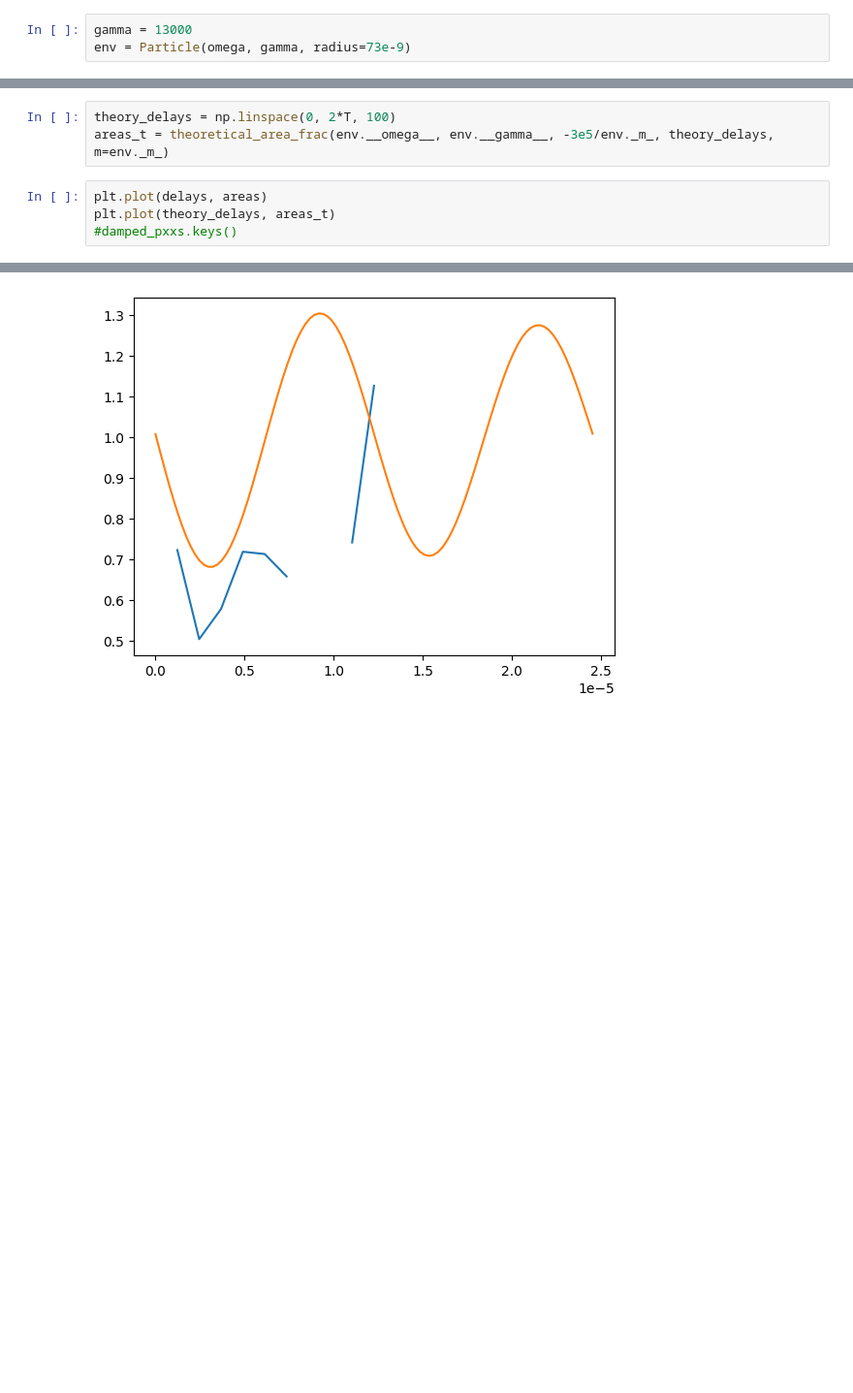
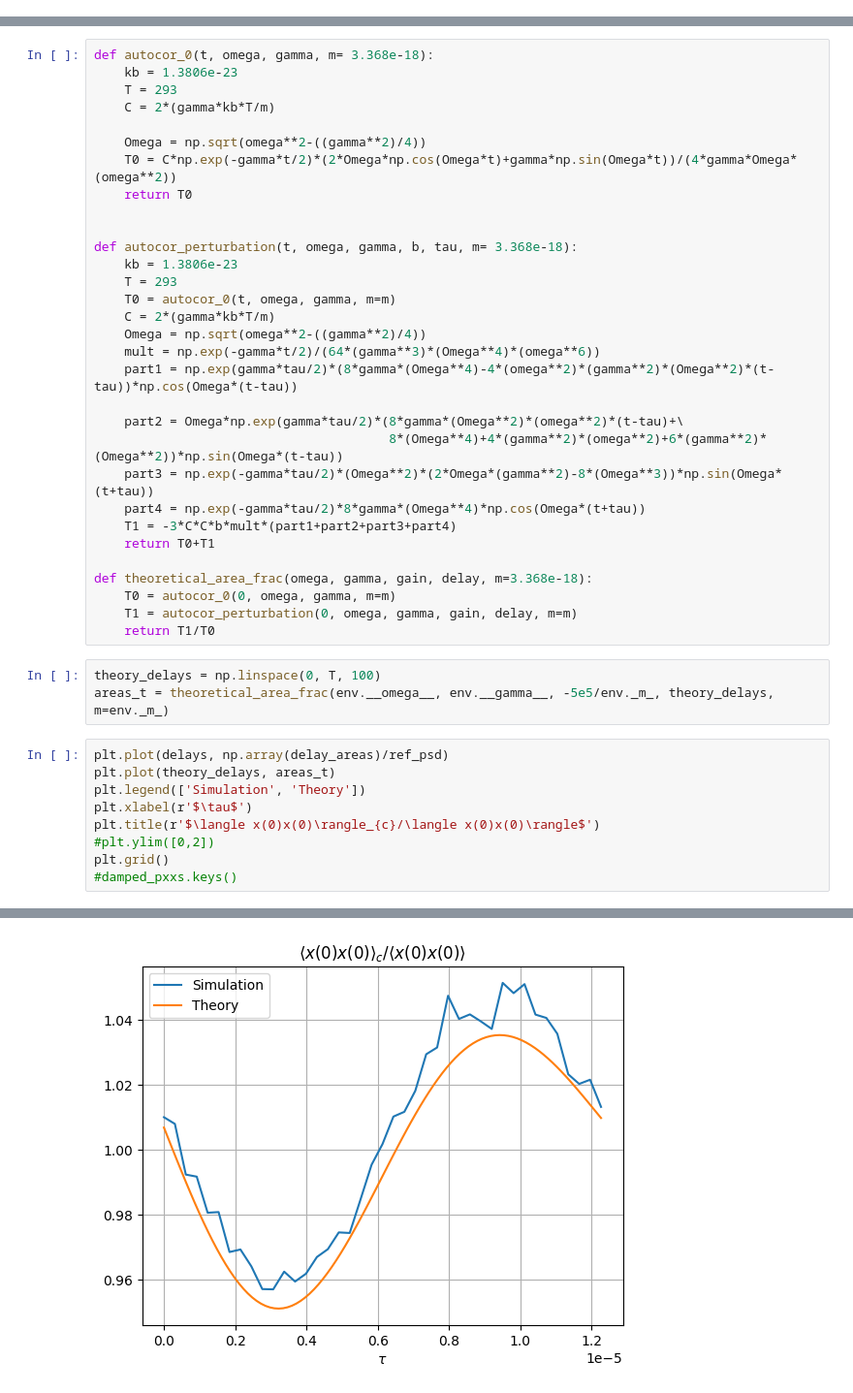
Before and after one commit to QuantumAdventures/non-linearity-experiment, a Jupyter notebook: notebooks/1. Simulation Dynamics.ipynb, the cells around one changed output, grey strips where cells are left out. Shown: that part at 97% size. Cells and saved outputs as stored; diff of their text form; blank space fills up the shorter version.

Commit message:
feat: add delay and updates to notebooks

```diff
--- a/notebooks/1. Simulation Dynamics.ipynb
+++ b/notebooks/1. Simulation Dynamics.ipynb
@@ -54,3 +25,0 @@ delta_t = np.diff(t)[0]
-# %%
-gamma = 13000
-env = Particle(omega, gamma, radius=73e-9)
@@ -149,8 +111,44 @@ for key in damped_pxxs.keys():
+# %%
+def autocor_0(t, omega, gamma, m= 3.368e-18):
+    kb = 1.3806e-23
+    T = 293
+    C = 2*(gamma*kb*T/m)
+
+    Omega = np.sqrt(omega**2-((gamma**2)/4))
+    T0 = C*np.exp(-gamma*t/2)*(2*Omega*np.cos(Omega*t)+gamma*np.sin(Omega*t))/(4*gamma*Omega*(omega**2))
+    return T0
+
+
+def autocor_perturbation(t, omega, gamma, b, tau, m= 3.368e-18):
+    kb = 1.3806e-23
+    T = 293
+    T0 = autocor_0(t, omega, gamma, m=m)
+    C = 2*(gamma*kb*T/m)
+    Omega = np.sqrt(omega**2-((gamma**2)/4))
+    mult = np.exp(-gamma*t/2)/(64*(gamma**3)*(Omega**4)*(omega**6))
+    part1 = np.exp(gamma*tau/2)*(8*gamma*(Omega**4)-4*(omega**2)*(gamma**2)*(Omega**2)*(t-tau))*np.cos(Omega*(t-tau))
+
+    part2 = Omega*np.exp(gamma*tau/2)*(8*gamma*(Omega**2)*(omega**2)*(t-tau)+\
+                                       8*(Omega**4)+4*(gamma**2)*(omega**2)+6*(gamma**2)*(Omega**2))*np.sin(Omega*(t-tau))
+    part3 = np.exp(-gamma*tau/2)*(Omega**2)*(2*Omega*(gamma**2)-8*(Omega**3))*np.sin(Omega*(t+tau))
+    part4 = np.exp(-gamma*tau/2)*8*gamma*(Omega**4)*np.cos(Omega*(t+tau))
+    T1 = -3*C*C*b*mult*(part1+part2+part3+part4)
+    return T0+T1
+
+def theoretical_area_frac(omega, gamma, gain, delay, m=3.368e-18):
+    T0 = autocor_0(0, omega, gamma, m=m)
+    T1 = autocor_perturbation(0, omega, gamma, gain, delay, m=m)
+    return T1/T0
 # %%
-theory_delays = np.linspace(0, 2*T, 100)
-areas_t = theoretical_area_frac(env.__omega__, env.__gamma__, -3e5/env._m_, theory_delays, m=env._m_)
+theory_delays = np.linspace(0, T, 100)
+areas_t = theoretical_area_frac(env.__omega__, env.__gamma__, -5e5/env._m_, theory_delays, m=env._m_)
 # %%
-plt.plot(delays, areas)
+plt.plot(delays, np.array(delay_areas)/ref_psd)
 plt.plot(theory_delays, areas_t)
+plt.legend(['Simulation', 'Theory'])
+plt.xlabel(r'$\tau$')
+plt.title(r'$\langle x(0)x(0)\rangle_{c}/\langle x(0)x(0)\rangle$')
+#plt.ylim([0,2])
+plt.grid()
 #damped_pxxs.keys()
 # %% [output]
@@ -158 +155 @@ plt.plot(theory_delays, areas_t)
-[figure, old version]
+[figure, new version]
```
Also changed, not shown: parts of 22 cells of this notebook, 3 other files.
